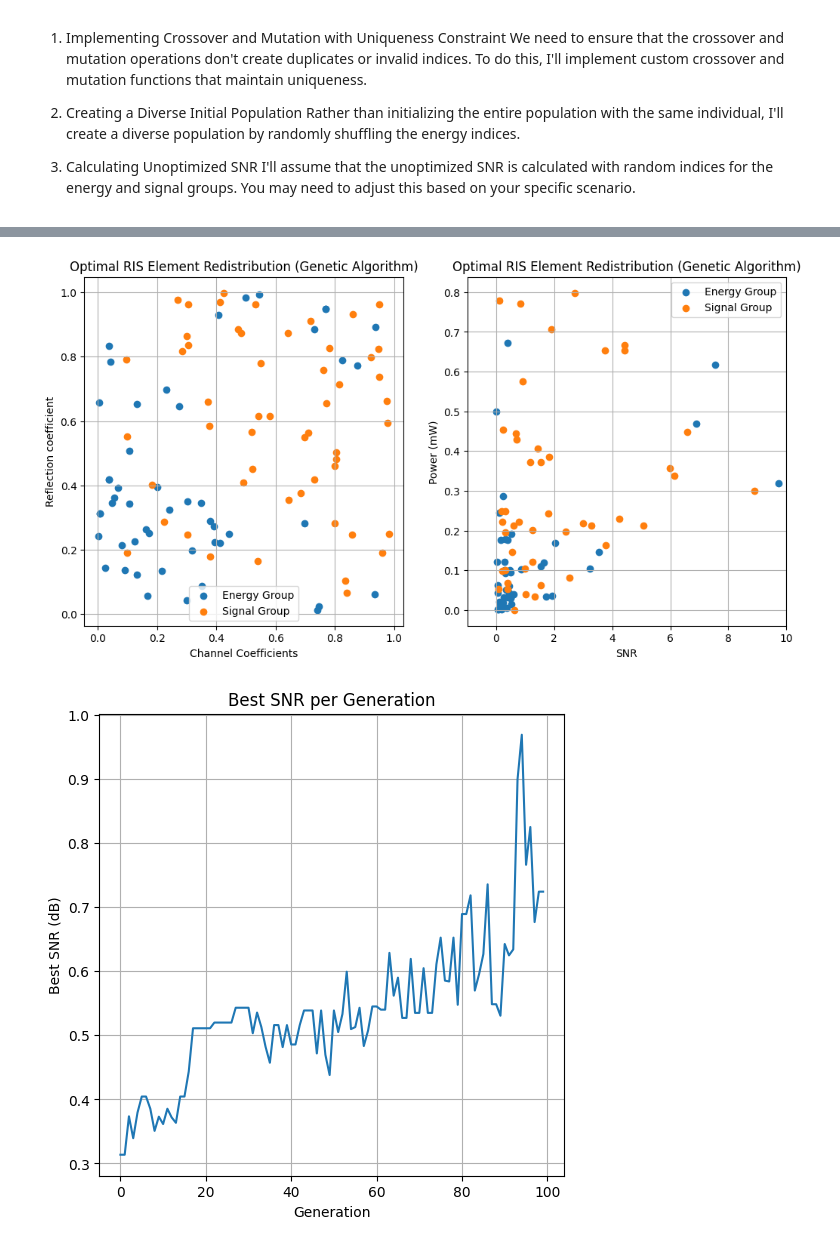
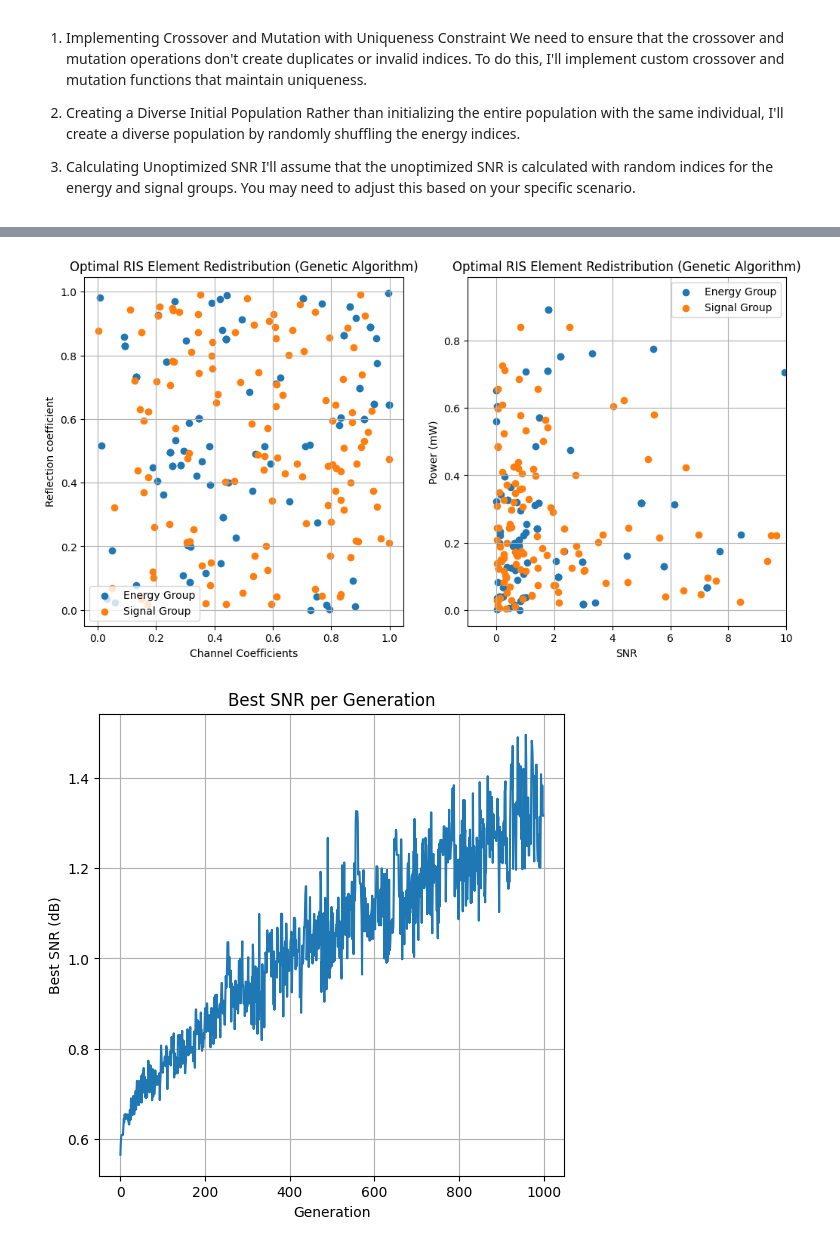
Before and after one commit to AdityaPote/UAV-RIS-Optimization, a Jupyter notebook: Trial runs/beta_C.ipynb, the cells around one changed output, grey strips where cells are left out. Saved outputs shown, nothing was run; the diff lists cells and outputs as text; code cells hidden in the pictures.

```diff
--- a/Trial runs/beta_C.ipynb
+++ b/Trial runs/beta_C.ipynb
@@ -318,7 +318,7 @@ import numpy as np
 import matplotlib.pyplot as plt
 
 # Number of RIS elements
-num_elements = 100
+num_elements = 200
 
 # Define positions
 user_position = (100, 100)
@@ -326,8 +326,8 @@ base_station_position = (0, 0)
 uav_position = (50, 50)  # Example UAV-RIS position
 
 # Genetic Algorithm parameters
-population_size = 100
-num_generations = 100
+population_size = 1000
+num_generations = 1000
 crossover_rate = 0.8
 mutation_rate = 0.1
 noise_power = 0.01
@@ -562,2 +562,2 @@ Improvement Percentage: 73.47923661299949 %
-[figure, old version]
+[figure, new version]
-[figure, old version]
+[figure, new version]
```
Also changed, not shown: parts of 2 cells of this notebook, 22 other files.
